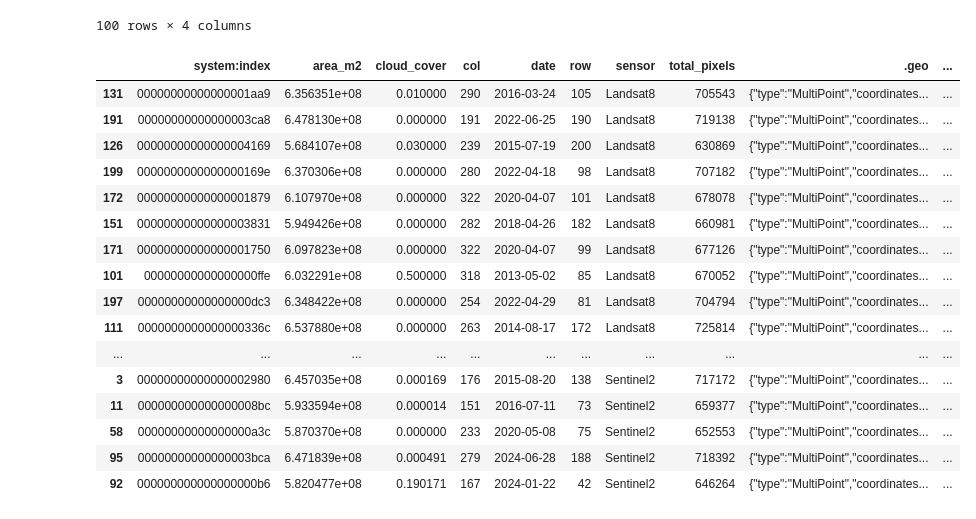
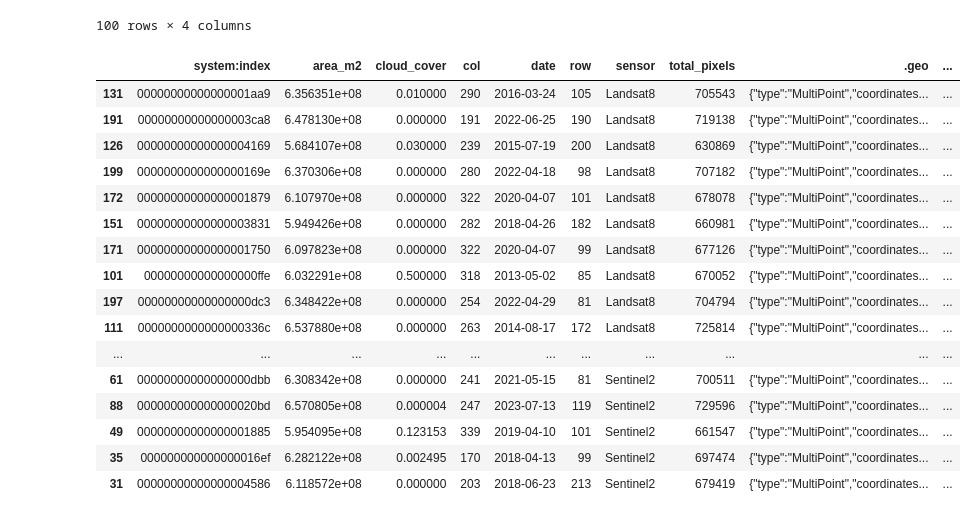
Before and after one commit to felixleodiaz/coastal-ice, a Jupyter notebook: scripts/VisualProduct/generateSamplesList.ipynb, the cells around one changed output. Cells and saved outputs as stored; diff of their text form; code cells hidden in the pictures.

```diff
--- a/scripts/VisualProduct/generateSamplesList.ipynb
+++ b/scripts/VisualProduct/generateSamplesList.ipynb
@@ -238,61 +238,78 @@ samples_test
 | 99 | 116 | 265 | 2024-05-10 | Landsat8 |
 100 rows × 4 columns
 # %%
+# open samples
+
 samples = pd.read_csv('../../local_data/ListofImages/sample_images.csv')
+
+# check list
+
+remove_list = [
+    [68, 318, "2020-04-15"],
+    [196, 195, "2024-06-20"],
+    [140, 163, "2024-05-30"],
+    [124, 253, "2024-05-09"],
+    [123, 285, "2023-04-13"],
+    [73, 214, "2023-03-29"],
+    [178, 268, "2021-04-24"],
+    [246, 222, "2017-04-24"],
+    [251, 321, "2016-06-14"],
+    [88, 258, "2013-08-10"],
+    [73, 160, "2013-04-11"],
+    [116, 270, "2017-05-02"],
+    [82, 206, "2024-06-12"],
+    [201, 193, "2024-04-15"],
+    [75, 187, "2023-05-21"],
+    [126, 324, "2023-03-06"],
+    [100, 116, "2022-07-22"],
+    [120, 304, "2022-05-05"],
+    [100, 240, "2024-06-04"],
+    [107, 166, "2024-04-24"],
+    [208, 324, "2024-04-22"],
+    [147, 181, "2021-05-27"],
+    [81, 241, "2021-05-15"],
+    [69, 259, "2021-04-14"],
+    [203, 199, "2019-05-04"],
+    [86, 240, "2018-06-03"],
+    [200, 221, "2018-04-27"],
+    [132, 302, "2018-05-12"],
+    [122, 321, "2017-07-29"],
+    [76, 176, "2017-04-18"],
+]
+
+remove_df = pd.DataFrame(remove_list, columns=["row", "col", "date"])
+
+samples_clean = (
+    samples
+    .merge(remove_df, on=["row", "col", "date"], how="left", indicator=True)
+    .query("_merge == 'left_only'")
+    .drop(columns="_merge")
+)
+
+# generate testing sample
+
 samples_balanced = (
     samples
     .groupby("sensor", group_keys=False)
     .sample(n=15, random_state=12)
 )
 samples_balanced.to_csv('../../local_data/ListofImages/sample_images_balanced.csv', index = False)
-
-# check list
-
-68, 318, 2020-04-15
-196, 195, 2024-06-20
-140, 163, 2024-05-30
-124, 253, 2024-05-09
-123, 285, 2023-04-13
-73, 214, 2023-03-29
-178, 268, 2021-04-24
-246, 222, 2017-04-24
-251, 321, 2016-06-14
-88, 258, 2013-08-10
-73, 160, 2013-04-11
-116, 270, 2017-05-02
-82	206	2024-06-12
-201	193	2024-04-15
-75	187	2023-05-21
-126	324	2023-03-06
-100	116	2022-07-22
-120	304	2022-05-05
-100	240	2024-06-04
-107	166	2024-04-24
-208	324	2024-04-22
-147	181	2021-05-27
-81	241	2021-05-15
-69	259	2021-04-14
-203	199	2019-05-04
-86	240	2018-06-03
-200	221	2018-04-27
-132	302	2018-05-12
-122	321	2017-07-29
-76	176	2017-04-18
+samples_balanced
 # %% [output]
 |  | system:index | area_m2 | cloud_cover | col | date | row | sensor | total_pixels | .geo | ... |
 | 131 | 00000000000000001aa9 | 6.356351e+08 | 0.010000 | 290 | 2016-03-24 | 105 | Landsat8 | 705543 | {"type":"MultiPoint","coordinates... | ... |
 | 191 | 00000000000000003ca8 | 6.478130e+08 | 0.000000 | 191 | 2022-06-25 | 190 | Landsat8 | 719138 | {"type":"MultiPoint","coordinates... | ... |
 | 126 | 00000000000000004169 | 5.684107e+08 | 0.030000 | 239 | 2015-07-19 | 200 | Landsat8 | 630869 | {"type":"MultiPoint","coordinates... | ... |
 | 199 | 0000000000000000169e | 6.370306e+08 | 0.000000 | 280 | 2022-04-18 | 98 | Landsat8 | 707182 | {"type":"MultiPoint","coordinates... | ... |
 | 172 | 00000000000000001879 | 6.107970e+08 | 0.000000 | 322 | 2020-04-07 | 101 | Landsat8 | 678078 | {"type":"MultiPoint","coordinates... | ... |
 | 151 | 00000000000000003831 | 5.949426e+08 | 0.000000 | 282 | 2018-04-26 | 182 | Landsat8 | 660981 | {"type":"MultiPoint","coordinates... | ... |
 | 171 | 00000000000000001750 | 6.097823e+08 | 0.000000 | 322 | 2020-04-07 | 99 | Landsat8 | 677126 | {"type":"MultiPoint","coordinates... | ... |
 | 101 | 00000000000000000ffe | 6.032291e+08 | 0.500000 | 318 | 2013-05-02 | 85 | Landsat8 | 670052 | {"type":"MultiPoint","coordinates... | ... |
 | 197 | 00000000000000000dc3 | 6.348422e+08 | 0.000000 | 254 | 2022-04-29 | 81 | Landsat8 | 704794 | {"type":"MultiPoint","coordinates... | ... |
 | 111 | 0000000000000000336c | 6.537880e+08 | 0.000000 | 263 | 2014-08-17 | 172 | Landsat8 | 725814 | {"type":"MultiPoint","coordinates... | ... |
 | ... | ... | ... | ... | ... | ... | ... | ... | ... | ... | ... |
-| 3 | 00000000000000002980 | 6.457035e+08 | 0.000169 | 176 | 2015-08-20 | 138 | Sentinel2 | 717172 | {"type":"MultiPoint","coordinates... | ... |
-| 11 | 000000000000000008bc | 5.933594e+08 | 0.000014 | 151 | 2016-07-11 | 73 | Sentinel2 | 659377 | {"type":"MultiPoint","coordinates... | ... |
-| 58 | 00000000000000000a3c | 5.870370e+08 | 0.000000 | 233 | 2020-05-08 | 75 | Sentinel2 | 652553 | {"type":"MultiPoint","coordinates... | ... |
-| 95 | 00000000000000003bca | 6.471839e+08 | 0.000491 | 279 | 2024-06-28 | 188 | Sentinel2 | 718392 | {"type":"MultiPoint","coordinates... | ... |
-| 92 | 000000000000000000b6 | 5.820477e+08 | 0.190171 | 167 | 2024-01-22 | 42 | Sentinel2 | 646264 | {"type":"MultiPoint","coordinates... | ... |
+| 61 | 00000000000000000dbb | 6.308342e+08 | 0.000000 | 241 | 2021-05-15 | 81 | Sentinel2 | 700511 | {"type":"MultiPoint","coordinates... | ... |
+| 88 | 000000000000000020bd | 6.570805e+08 | 0.000004 | 247 | 2023-07-13 | 119 | Sentinel2 | 729596 | {"type":"MultiPoint","coordinates... | ... |
+| 49 | 00000000000000001885 | 5.954095e+08 | 0.123153 | 339 | 2019-04-10 | 101 | Sentinel2 | 661547 | {"type":"MultiPoint","coordinates... | ... |
+| 35 | 000000000000000016ef | 6.282122e+08 | 0.002495 | 170 | 2018-04-13 | 99 | Sentinel2 | 697474 | {"type":"MultiPoint","coordinates... | ... |
+| 31 | 00000000000000004586 | 6.118572e+08 | 0.000000 | 203 | 2018-06-23 | 213 | Sentinel2 | 679419 | {"type":"MultiPoint","coordinates... | ... |
```
Also changed, not shown: 28 other files.
